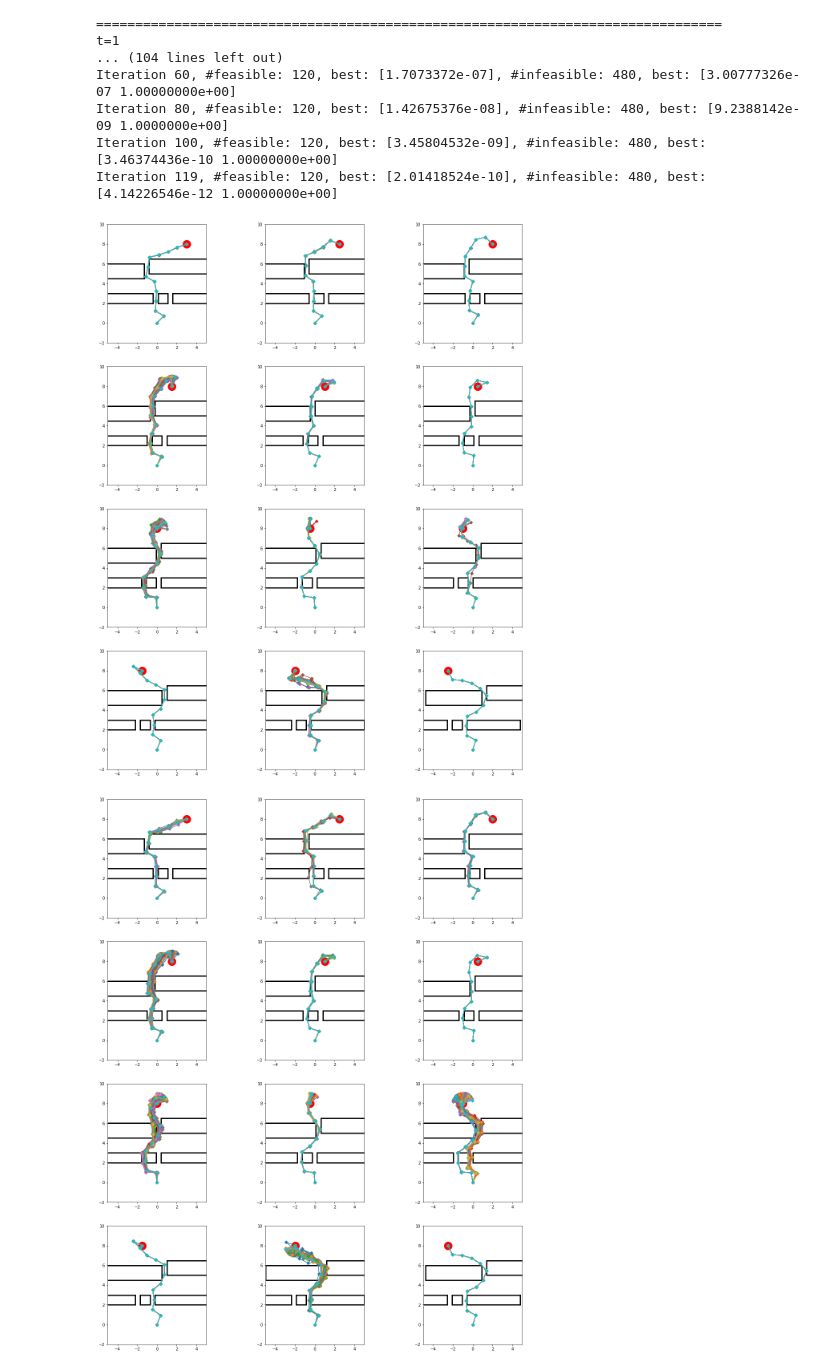
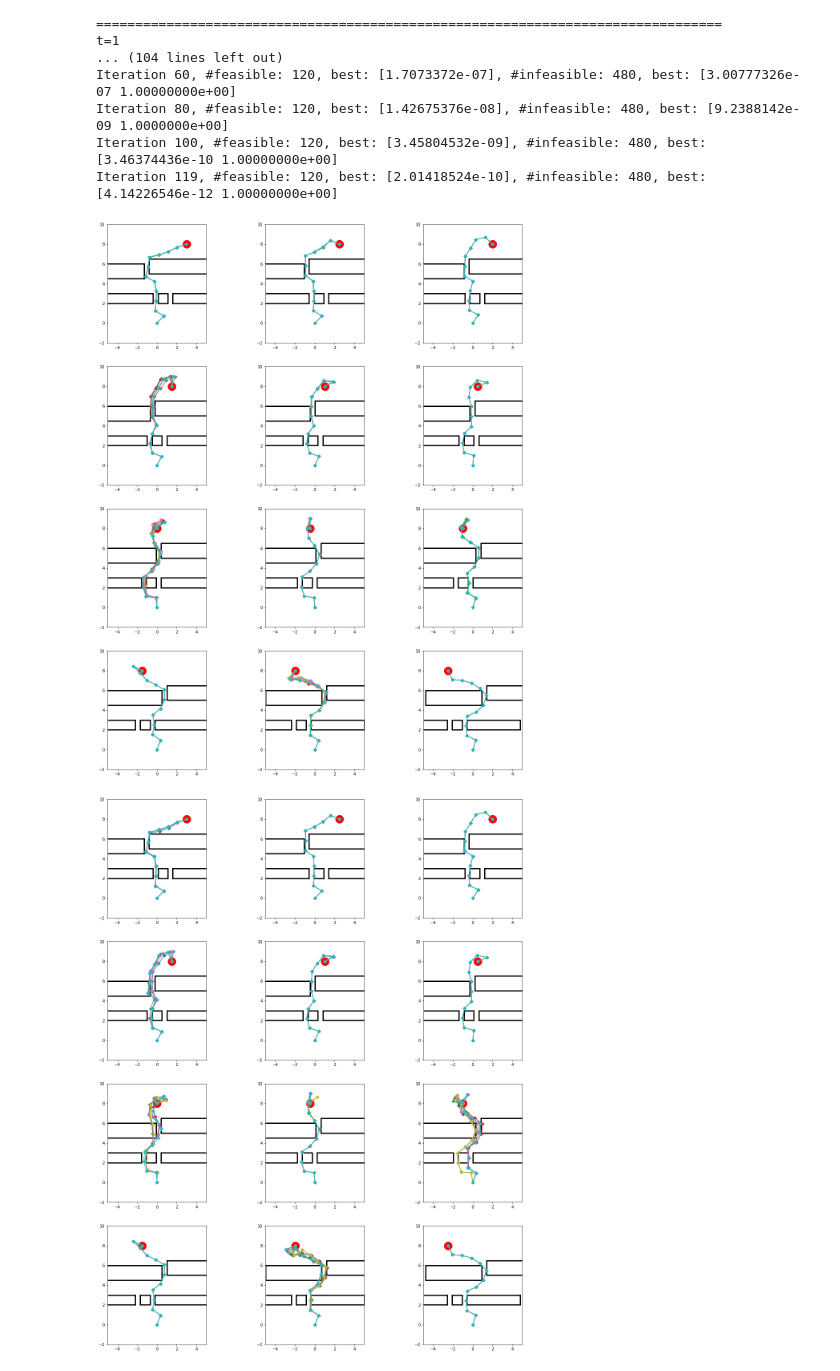
Before and after one commit to JaworWr/Dynamic-inverse-kinematics, a Jupyter notebook: Experiment4.ipynb, the cells around one changed output. Drawn from its saved outputs; the diff is of its cells as text; code cells hidden in the pictures.

```diff
--- a/Experiment4.ipynb
+++ b/Experiment4.ipynb
@@ -61,7 +61,8 @@ feasible_populations = []
 for populations, scores in zip(population_hist, score_hist):
     mask = scores[-1][:, 1] == 0.
     feasible_population = populations[-1][mask, :]
-    feasible_populations.append(feasible_population)
+    best = np.argsort(scores[-1, mask, 0])[:10]
+    feasible_populations.append(feasible_population[best])
 
 draw_dynamic_solutions(feasible_populations, S, targets, rectangle_lists, np.arange(T),
                        nrows=4, ncols=3, figsize=(20, 25), xlim=(-5, 5), ylim=(-2, 10))
@@ -72,7 +73,7 @@ infeasible_populations = []
 for populations, scores in zip(population_hist, score_hist):
     mask = scores[-1][:, 1] == 0.
     infeasible_population = populations[-1][~mask, :]
-    infeasible_populations.append(infeasible_population)
+    infeasible_populations.append(infeasible_population[::sum(~mask) // 10])
 
 draw_dynamic_solutions(infeasible_populations, S, targets, rectangle_lists, np.arange(T),
                        nrows=4, ncols=3, figsize=(20, 25), xlim=(-5, 5), ylim=(-2, 10))
@@ -103,12 +104,11 @@ n_immigrants = 300
 eta_c = 3.
 eta_m = 10.
 p_c = 0.9
-p_m = 0.15
-p_m_mult = np.power(0.01/p_m, 1./(d-1))
+p_m = np.geomspace(0.01, 0.15, d)
 num_iterations_init = 200
 num_iterations = 120
 
-population_hist, score_hist = dynamic_IDEA(objective, n_constraints, T, x_min, x_max, d, n, alpha_inf, eta_c, eta_m, p_c, p_m, p_m_mult=p_m_mult,
+population_hist, score_hist = dynamic_IDEA(objective, n_constraints, T, x_min, x_max, d, n, alpha_inf, eta_c, eta_m, p_c, p_m,
                            num_iterations=num_iterations, num_iterations_init=num_iterations_init, n_immigrants=n_immigrants, log_interval=20)
 # %% [output]
 ================================================================================
@@ -137,20 +137,21 @@ feasible_populations = []
 for populations, scores in zip(population_hist, score_hist):
     mask = scores[-1][:, 1] == 0.
     feasible_population = populations[-1][mask, :]
-    feasible_populations.append(feasible_population)
+    best = np.argsort(scores[-1, mask, 0])[:10]
+    feasible_populations.append(feasible_population[best])
 
 draw_dynamic_solutions(feasible_populations, S, targets, rectangle_lists, np.arange(T),
                        nrows=4, ncols=3, figsize=(20, 25), xlim=(-5, 5), ylim=(-2, 10))
 # %% [output]
-[figure, old version]
+[figure, new version]
 # %%
 infeasible_populations = []
 for populations, scores in zip(population_hist, score_hist):
     mask = scores[-1][:, 1] == 0.
     infeasible_population = populations[-1][~mask, :]
-    infeasible_populations.append(infeasible_population)
+    infeasible_populations.append(infeasible_population[::sum(~mask) // 10])
 
 draw_dynamic_solutions(infeasible_populations, S, targets, rectangle_lists, np.arange(T),
                        nrows=4, ncols=3, figsize=(20, 25), xlim=(-5, 5), ylim=(-2, 10))
 # %% [output]
-[figure, old version]
+[figure, new version]
```
Also changed, not shown: parts of 2 cells of this notebook, 7 other files.
